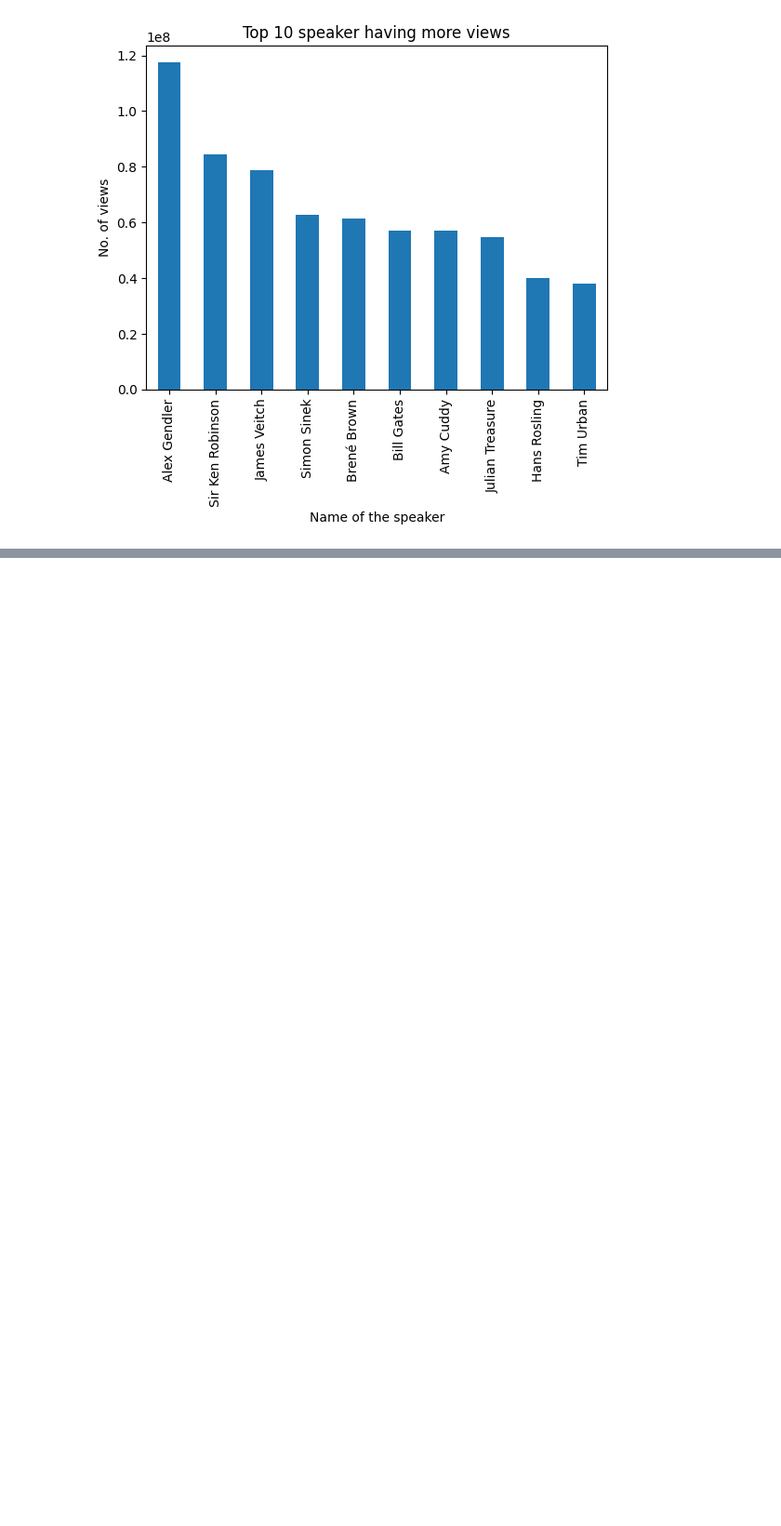
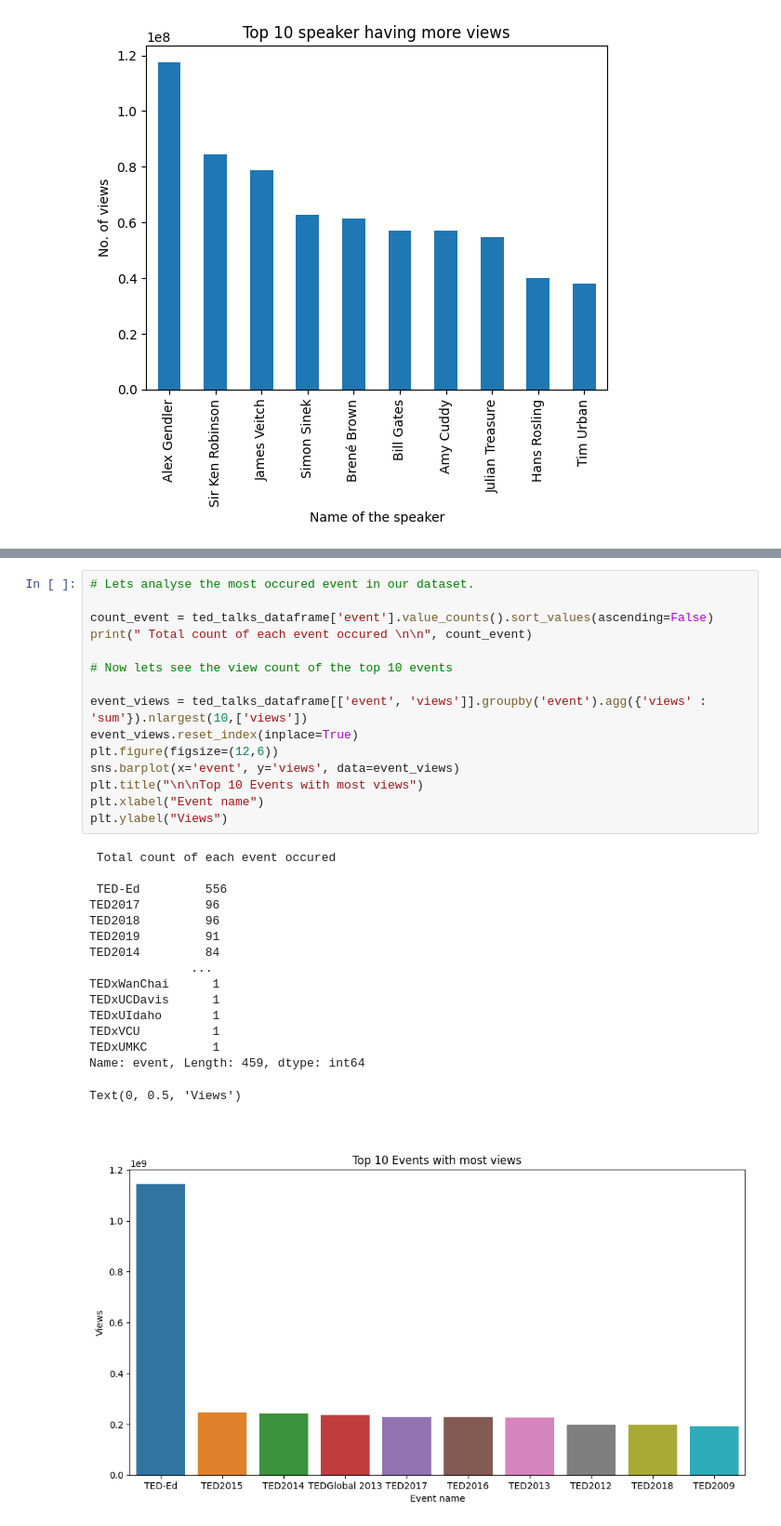
Before and after one commit to Mohamed-Harish-M-123/Capstone-Project-II, a Jupyter notebook: TED_Talks_views_prediction.ipynb, the cells around one changed output, grey strips where cells are left out. Shown at 93% size. Drawn from its saved outputs; the diff is of its cells as text; blank space fills up the shorter version.

Commit message:
event analysis was done.

```diff
--- a/TED_Talks_views_prediction.ipynb
+++ b/TED_Talks_views_prediction.ipynb
@@ -344,0 +349,32 @@ Text(0, 0.5, 'No. of views')
+# %%
+# Lets analyse the most occured event in our dataset.
+
+count_event = ted_talks_dataframe['event'].value_counts().sort_values(ascending=False)
+print(" Total count of each event occured \n\n", count_event)
+
+# Now lets see the view count of the top 10 events
+
+event_views = ted_talks_dataframe[['event', 'views']].groupby('event').agg({'views' : 'sum'}).nlargest(10,['views'])
+event_views.reset_index(inplace=True)
+plt.figure(figsize=(12,6))
+sns.barplot(x='event', y='views', data=event_views)
+plt.title("\n\nTop 10 Events with most views")
+plt.xlabel("Event name")
+plt.ylabel("Views")
+# %% [output]
+ Total count of each event occured
+
+ TED-Ed         556
+TED2017         96
+TED2018         96
+TED2019         91
+TED2014         84
+              ...
+TEDxWanChai      1
+TEDxUCDavis      1
+TEDxUIdaho       1
+TEDxVCU          1
+TEDxUMKC         1
+Name: event, Length: 459, dtype: int64
+Text(0, 0.5, 'Views')
+[figure, added]
```
Also changed, not shown: parts of 3 cells of this notebook.
